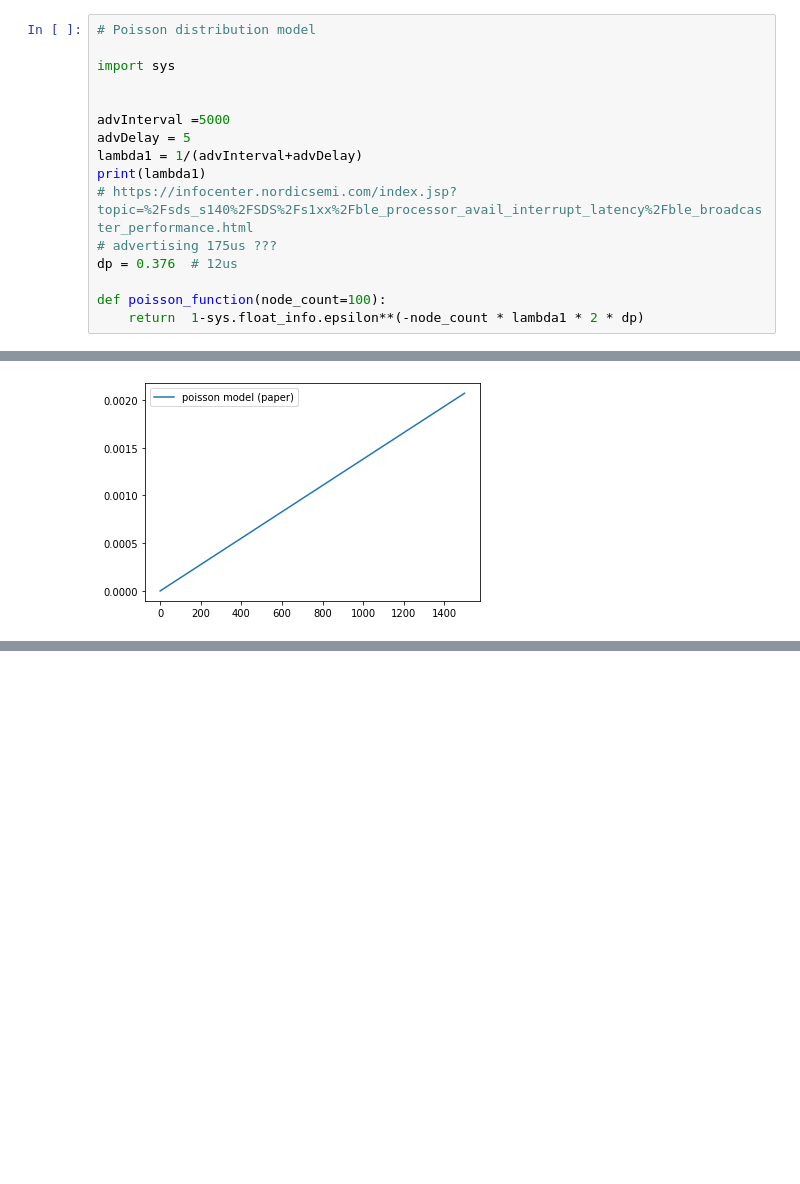
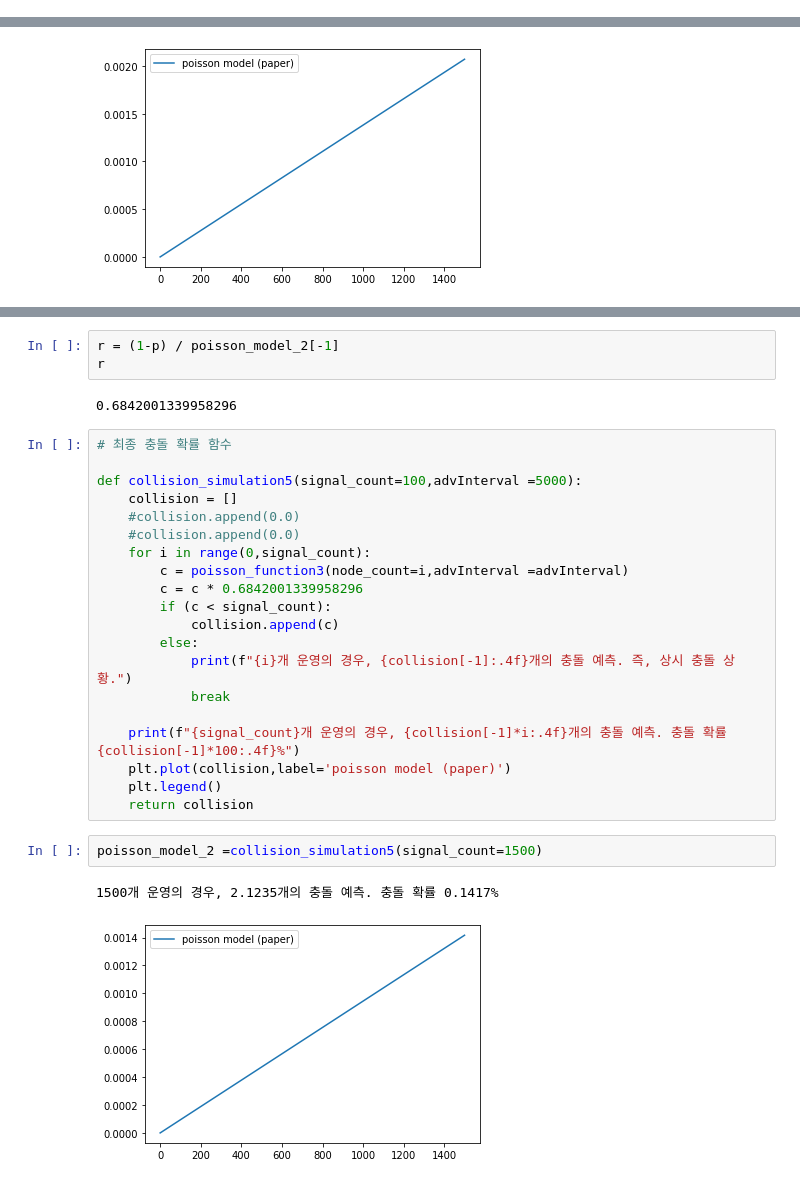
Before and after one commit to dolmani38/BLE-signal-collision-simulation, a Jupyter notebook: packet_collision_experiment.ipynb, the cells around one changed output, grey strips where cells are left out. Drawn from its saved outputs; the diff is of its cells as text; blank space fills up the shorter version.

```diff
--- a/packet_collision_experiment.ipynb
+++ b/packet_collision_experiment.ipynb
@@ -45,19 +45,3 @@ $$
 sys.float_info.epsilon
 # %% [output]
 2.220446049250313e-16
-# %%
-# Poisson distribution model
-
-import sys
-
-
-advInterval =5000
-advDelay = 5
-lambda1 = 1/(advInterval+advDelay)
-print(lambda1)
-# https://infocenter.nordicsemi.com/index.jsp?topic=%2Fsds_s140%2FSDS%2Fs1xx%2Fble_processor_avail_interrupt_latency%2Fble_broadcaster_performance.html
-# advertising 175us ???
-dp = 0.376  # 12us
-
-def poisson_function(node_count=100):
-    return  1-sys.float_info.epsilon**(-node_count * lambda1 * 2 * dp)
@@ -246,0 +217,30 @@ poisson_model_2 =collision_simulation4(signal_count=1500)
+# %%
+r = (1-p) / poisson_model_2[-1]
+r
+# %% [output]
+0.6842001339958296
+# %%
+# 최종 충돌 확률 함수
+
+def collision_simulation5(signal_count=100,advInterval =5000):
+    collision = []
+    #collision.append(0.0)
+    #collision.append(0.0)
+    for i in range(0,signal_count):
+        c = poisson_function3(node_count=i,advInterval =advInterval)
+        c = c * 0.6842001339958296
+        if (c < signal_count):
+            collision.append(c)
+        else:
+            print(f"{i}개 운영의 경우, {collision[-1]:.4f}개의 충돌 예측. 즉, 상시 충돌 상황.")
+            break
+
+    print(f"{signal_count}개 운영의 경우, {collision[-1]*i:.4f}개의 충돌 예측. 충돌 확률 {collision[-1]*100:.4f}%")
+    plt.plot(collision,label='poisson model (paper)')
+    plt.legend()
+    return collision
+# %%
+poisson_model_2 =collision_simulation5(signal_count=1500)
+# %% [output]
+1500개 운영의 경우, 2.1235개의 충돌 예측. 충돌 확률 0.1417%
+[figure, added]
```
Also changed, not shown: parts of 13 cells of this notebook.
